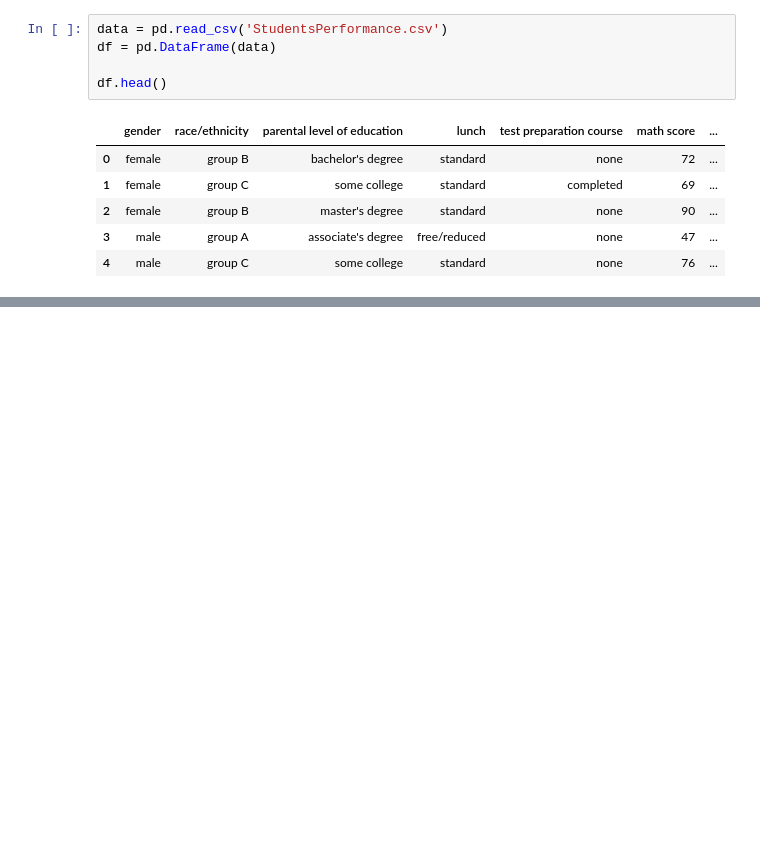
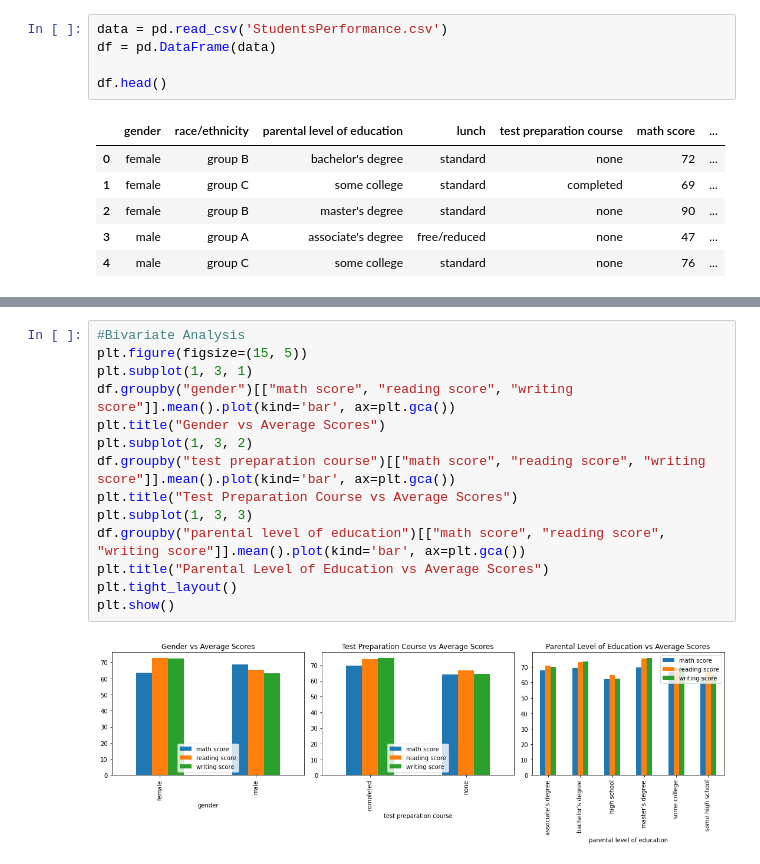
Before and after one commit to NitinJayavarapu12/Student-Performance, a Jupyter notebook: Student_code.ipynb, the cells around one changed output, grey strips where cells are left out. Saved outputs shown, nothing was run; the diff lists cells and outputs as text; blank space fills up the shorter version.

```diff
--- a/Student_code.ipynb
+++ b/Student_code.ipynb
@@ -17,0 +69,16 @@ df.head()
+# %%
+#Bivariate Analysis
+plt.figure(figsize=(15, 5))
+plt.subplot(1, 3, 1)
+df.groupby("gender")[["math score", "reading score", "writing score"]].mean().plot(kind='bar', ax=plt.gca())
+plt.title("Gender vs Average Scores")
+plt.subplot(1, 3, 2)
+df.groupby("test preparation course")[["math score", "reading score", "writing score"]].mean().plot(kind='bar', ax=plt.gca())
+plt.title("Test Preparation Course vs Average Scores")
+plt.subplot(1, 3, 3)
+df.groupby("parental level of education")[["math score", "reading score", "writing score"]].mean().plot(kind='bar', ax=plt.gca())
+plt.title("Parental Level of Education vs Average Scores")
+plt.tight_layout()
+plt.show()
+# %% [output]
+[figure, added]
```
Also changed, not shown: parts of 5 cells of this notebook.
